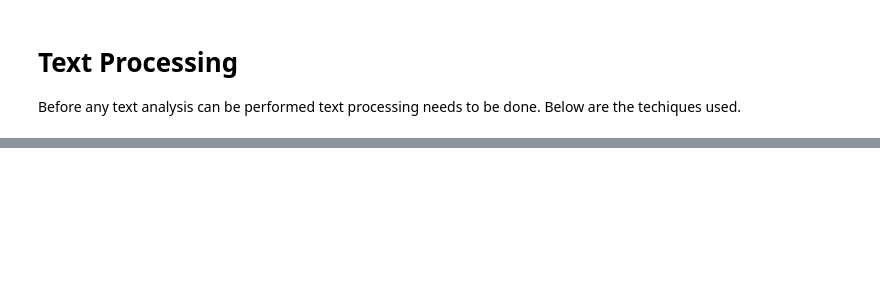
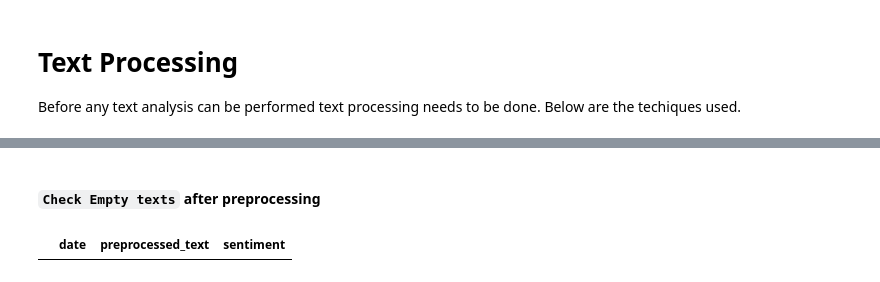
Before and after one commit to 2020491-v2/MSC_DA_IntegratedCA, a Jupyter notebook: TweetAnalysis.ipynb, the cells around one changed output, grey strips where cells are left out. Cells and saved outputs as stored; diff of their text form; code cells hidden in the pictures; blank space fills up the shorter version.

```diff
--- a/TweetAnalysis.ipynb
+++ b/TweetAnalysis.ipynb
@@ -1140,0 +716,25 @@ df2 = df.copy()
+# %%
+df.drop_duplicates(keep='last', inplace=True)
+df.reset_index(drop=True, inplace=True)
+# %% [markdown]
+#### `Check Empty texts` after preprocessing
+# %%
+# Removing leading & trailing whitespaces from 'text' (to show it as empty)
+df.preprocessed_text = df.preprocessed_text.str.strip()
+
+# Removing rows with empty 'text'
+df = df[df['preprocessed_text'].notna() & (df['preprocessed_text'] != '')]
+
+df.reset_index(drop=True, inplace=True)
+# %%
+# Filter out rows where 'TextColumn' has only one character or none
+df = df[~df['preprocessed_text'].apply(lambda x: len(str(x)) <= 1)]
+df.reset_index(drop=True, inplace=True)
+# %%
+df.drop_duplicates(subset=['preprocessed_text'],keep='last', inplace=True)
+df.reset_index(drop=True, inplace=True)
+# %%
+# Check duplicates
+df[df.duplicated(subset='preprocessed_text', keep=False)].sort_values(by='preprocessed_text', ascending=True)
+# %% [output]
+|  | date | preprocessed_text | sentiment |
```
Also changed, not shown: parts of 156 cells of this notebook.
